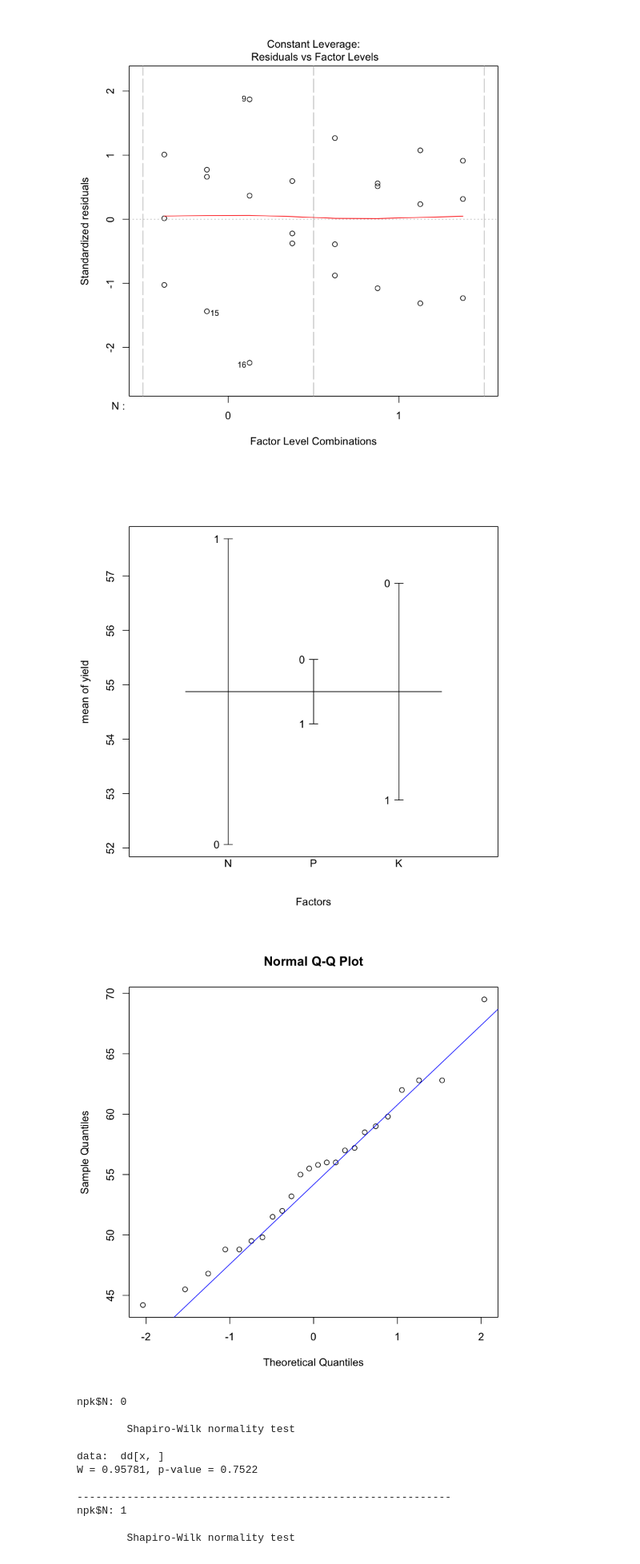
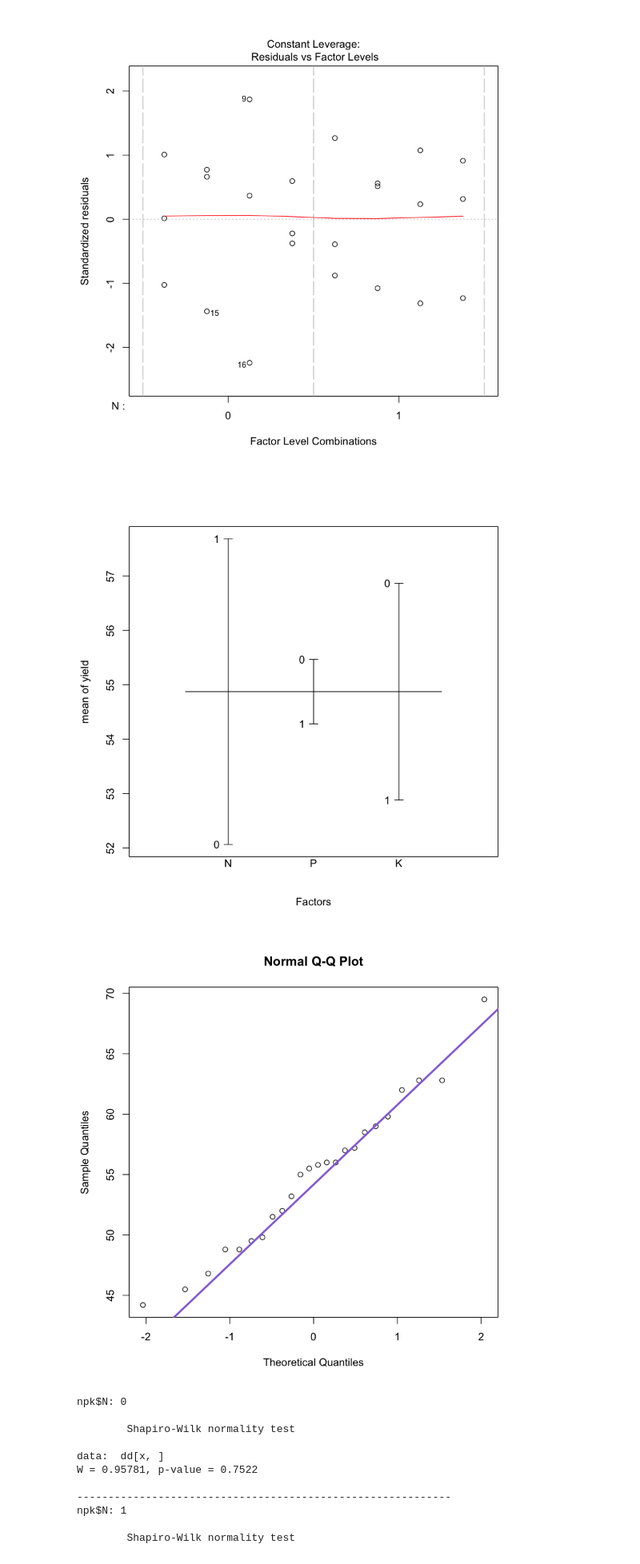
Before and after one commit to trallard/BAD_days, a Jupyter notebook: Day2/BAD_DAY2/AoV_R_Notebook.ipynb, the cells around one changed output. Shown: that part at 80% size. Cells and saved outputs as stored; diff of their text form; code cells hidden in the pictures.

```diff
--- a/Day2/BAD_DAY2/AoV_R_Notebook.ipynb
+++ b/Day2/BAD_DAY2/AoV_R_Notebook.ipynb
@@ -313,11 +316,13 @@ plot(npk.aov)
 #plot.design(yield~N*P*K, data=npk);
 #qqnorm(npk$yield); qqline(npk$yield, col=4)
 # %%
-plot.design(yield~N*P*K, data=npk);
-qqnorm(npk$yield); qqline(npk$yield, col=4)
+plot.design(yield~N*P*K, data = npk);
+
+qqnorm(npk$yield);
+qqline(npk$yield, col = 'mediumpurple', lwd = 3)
 # %% [output]
 [figure]
-[figure, old version]
+[figure, new version]
 # %%
 by(npk$yield, npk$N, shapiro.test);
 by(npk$yield, npk$P, shapiro.test);
```
Also changed, not shown: parts of 15 cells of this notebook, 7 other files.
